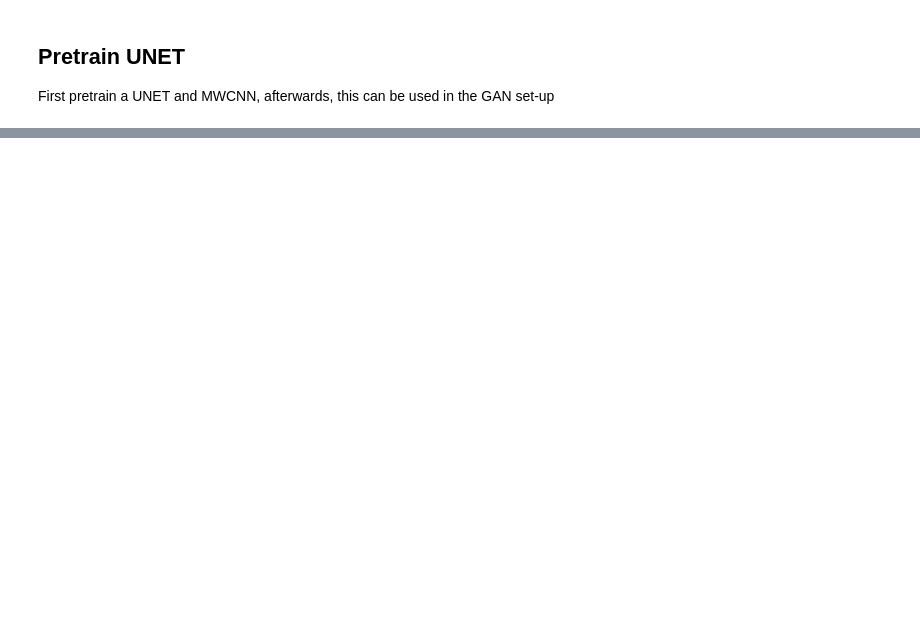
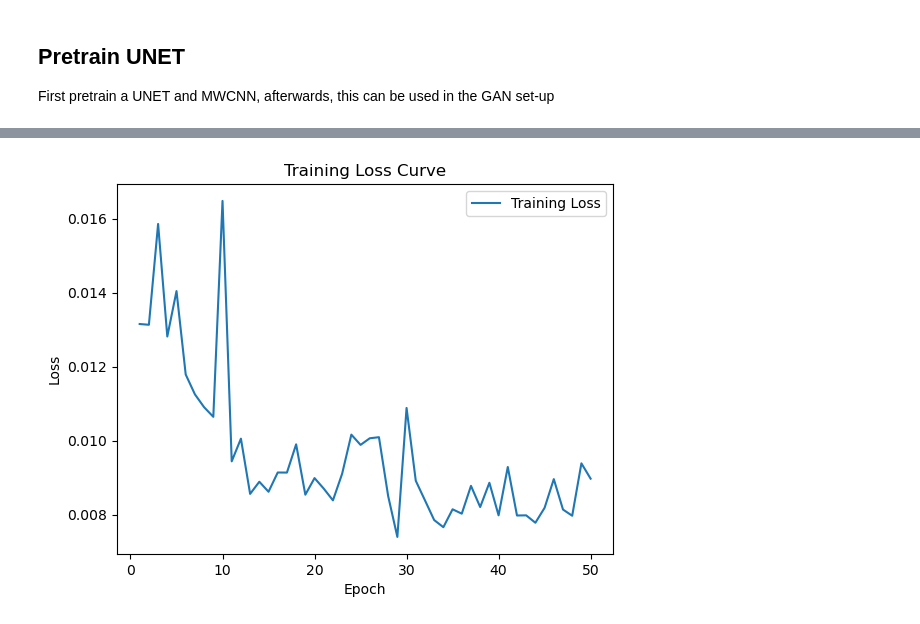
Before and after one commit to AleHD/deep-biomedicine-project, a Jupyter notebook: gan/main.ipynb, the cells around one changed output, grey strips where cells are left out. Cells and saved outputs as stored; diff of their text form; code cells hidden in the pictures; blank space fills up the shorter version.

Commit message:
gan unet

```diff
--- a/gan/main.ipynb
+++ b/gan/main.ipynb
@@ -2,24 +2,24 @@
 import sys
 sys.path.insert(0,"..")
 import os
-import torch.optim as optim
+
+%matplotlib inline
+import matplotlib.pyplot as plt
+import numpy as np
+
 import torch, gc
 from torch.utils.data import SubsetRandomSampler
+import torch.optim as optim
 
+import unet.utils
+from unet.model import UNet
+from unet.training import Trainer as UNet_trainer
+from gan.discriminator import Discriminator
+from mwcnn.mwcnn import MWCNN
+from mwcnn.training import Trainer as mwcnn_trainer
+from src.loss_functions import FFTloss, VGGPerceptualLoss
 from src.dataset import ImageDataset
 from src.utils import get_indices
-
-import numpy as np
-%matplotlib inline
-
-from unet.model import UNet
-from unet.training import Trainer
-import unet.utils
-
-from gan.discriminator import Discriminator
-from mwcnn.mwcnn import MWCNN
-
-from src.loss_functions import FFTloss, VGGPerceptualLoss
 
 device = torch.device('cuda:0' if torch.cuda.is_available() else 'cpu')
 
@@ -31,17 +31,18 @@ BATCH_SIZE = 5
 DATASET_USED = 'e9_5_GLM87a_cycle1_8_8'
 #DATASET_USED = 'e12_5_slide7_round1_section1'
 # Full Dataset path
-DATASETS = ['e9_5_GLM87a_cycle1_8_8', 'e12_5_slide7_round1_section1' , 'train', 'val']
-ROOTDIR = '../data/mip2edof_2samples/'
+DATASETS = ['train', 'val']
+ROOTDIR = '../data/'
 
 # Training Epochs
-EPOCHS = 200
+EPOCHS = 50
+
+IMAGESIZE=256
 
 gc.collect()
 torch.cuda.empty_cache()
 # %%
-image_dataset = ImageDataset(ROOTDIR, DATASETS, normalize="percentile")
-
+image_dataset = ImageDataset(ROOTDIR, DATASETS, normalize="percentile", image_size=IMAGESIZE)
 
 train_indices,validation_indices, test_indices = get_indices(len(image_dataset), image_dataset.root_dir, TEST_SPLIT, new=True)
 train_sampler,validation_sampler, test_sampler = SubsetRandomSampler(train_indices),SubsetRandomSampler(validation_indices), SubsetRandomSampler(test_indices)
@@ -66,10 +66,10 @@ def plot_loss(num_epochs,train_losses):
 filter_num = [16,32,64,128,256]
 unet_model = UNet(filter_num).to(device)
 # Training
-unet_trainer = Trainer(unet_model,device)
-unet_loss_record, validation_loss_record = unet_trainer.train(EPOCHS,trainloader,validationloader,mini_batch=BATCH_SIZE)
+unet_trainer = UNet_trainer(unet_model,device)
+unet_loss_record, validation_loss_record = unet_trainer.train(EPOCHS,trainloader,validationloader,mini_batch=100)
 
-MODEL_NAME = f"models/UNet-{filter_num}.pth"
+MODEL_NAME = f"../models/UNet-{filter_num}.pth"
 torch.save(unet_model, MODEL_NAME)
 
 print(f'Training finished!')
@@ -78,4 +94,6 @@ Training finished!
 # %%
-plot_loss(EPOCHS,unet_loss_record)
+plot_loss(EPOCHS,validation_loss_record)
+# %% [output]
+[figure, added]
 # %%
 # Create model
```
Also changed, not shown: parts of 9 cells of this notebook, 5 other files.
